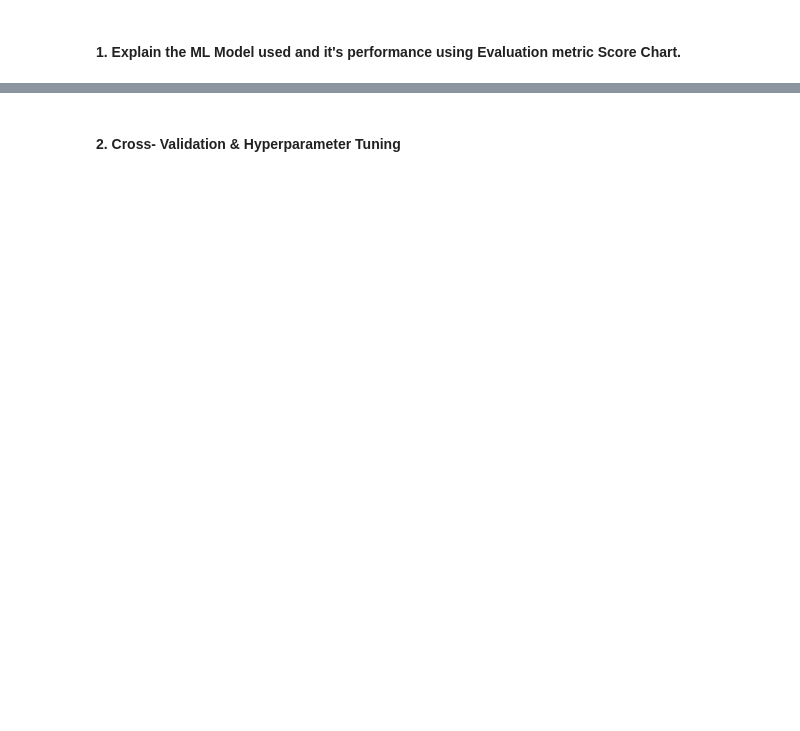
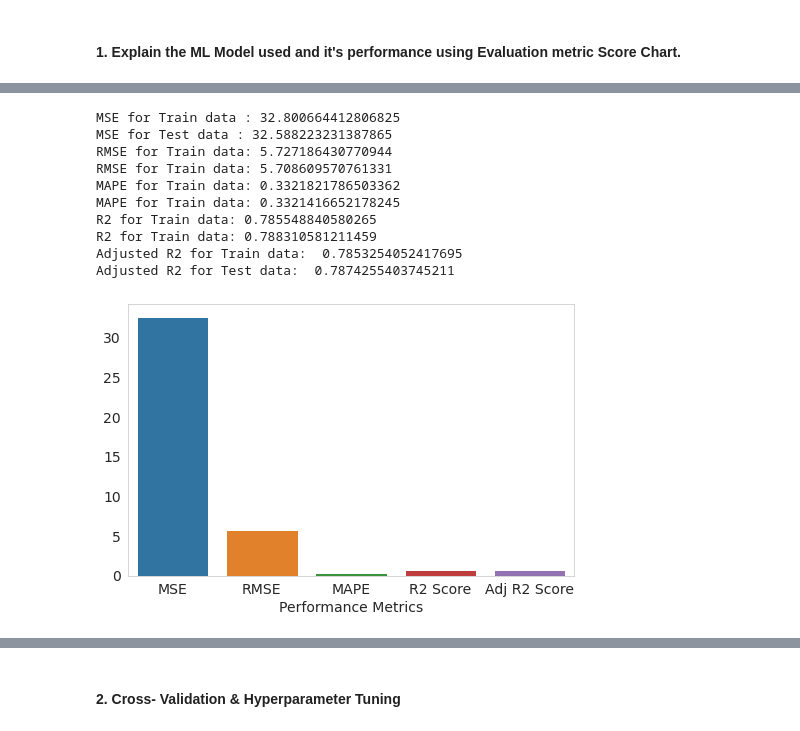
Before and after one commit to maxashoka3/Transport-Demand-Prediction, a Jupyter notebook: Transport_Demand_Prediction.ipynb, the cells around one changed output, grey strips where cells are left out. Cells and saved outputs as stored; diff of their text form; code cells hidden in the pictures; blank space fills up the shorter version.

```diff
--- a/Transport_Demand_Prediction.ipynb
+++ b/Transport_Demand_Prediction.ipynb
@@ -2205,0 +2326,15 @@ Performance_metrics(xgb_model)
+# %%
+#### 1. Explain the ML Model used and it's performance using Evaluation metric Score Chart.
+performance_chart(xgb_model)
+# %% [output]
+MSE for Train data : 32.800664412806825
+MSE for Test data : 32.588223231387865
+RMSE for Train data: 5.727186430770944
+RMSE for Train data: 5.708609570761331
+MAPE for Train data: 0.3321821786503362
+MAPE for Train data: 0.3321416652178245
+R2 for Train data: 0.785548840580265
+R2 for Train data: 0.788310581211459
+Adjusted R2 for Train data:  0.7853254052417695
+Adjusted R2 for Test data:  0.7874255403745211
+[figure, added]
```
Also changed, not shown: parts of 86 cells of this notebook.
